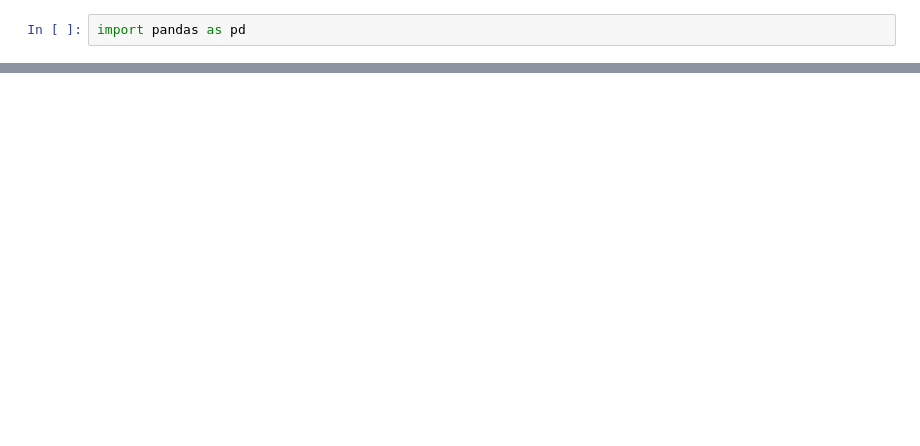
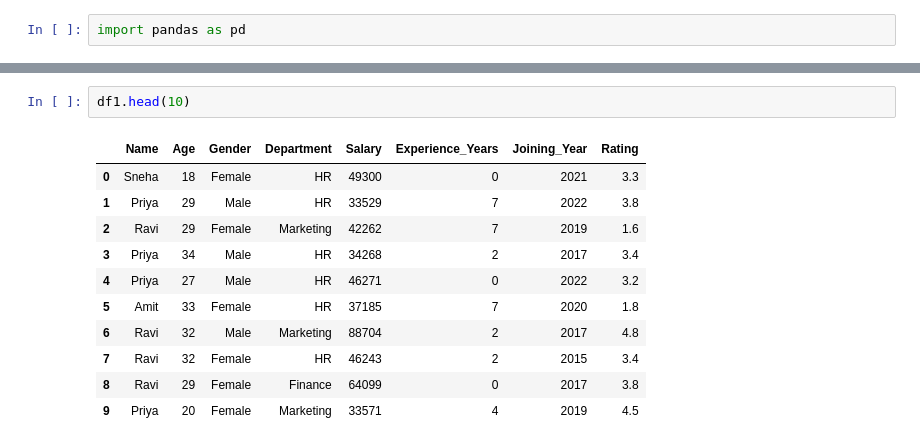
Before and after one commit to prashant-0307/python-jupyter-files, a Jupyter notebook: pandas-practices.ipynb, the cells around one changed output, grey strips where cells are left out. Cells and saved outputs as stored; diff of their text form; blank space fills up the shorter version.

```diff
--- a/pandas-practices.ipynb
+++ b/pandas-practices.ipynb
@@ -34,0 +40,14 @@ memory usage: 1.4+ KB
+# %%
+df1.head(10)
+# %% [output]
+|  | Name | Age | Gender | Department | Salary | Experience_Years | Joining_Year | Rating |
+| 0 | Sneha | 18 | Female | HR | 49300 | 0 | 2021 | 3.3 |
+| 1 | Priya | 29 | Male | HR | 33529 | 7 | 2022 | 3.8 |
+| 2 | Ravi | 29 | Female | Marketing | 42262 | 7 | 2019 | 1.6 |
+| 3 | Priya | 34 | Male | HR | 34268 | 2 | 2017 | 3.4 |
+| 4 | Priya | 27 | Male | HR | 46271 | 0 | 2022 | 3.2 |
+| 5 | Amit | 33 | Female | HR | 37185 | 7 | 2020 | 1.8 |
+| 6 | Ravi | 32 | Male | Marketing | 88704 | 2 | 2017 | 4.8 |
+| 7 | Ravi | 32 | Female | HR | 46243 | 2 | 2015 | 3.4 |
+| 8 | Ravi | 29 | Female | Finance | 64099 | 0 | 2017 | 3.8 |
+| 9 | Priya | 20 | Female | Marketing | 33571 | 4 | 2019 | 4.5 |
```
Also changed, not shown: parts of 28 cells of this notebook, 2 other files.
